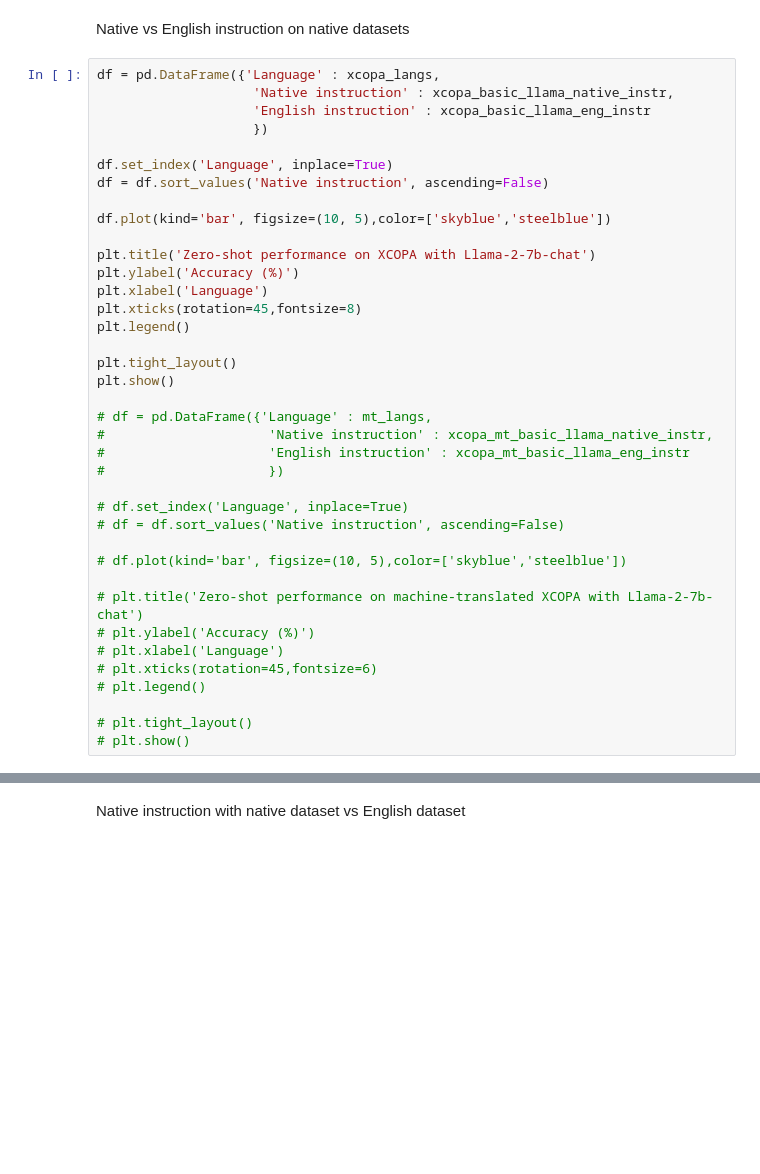
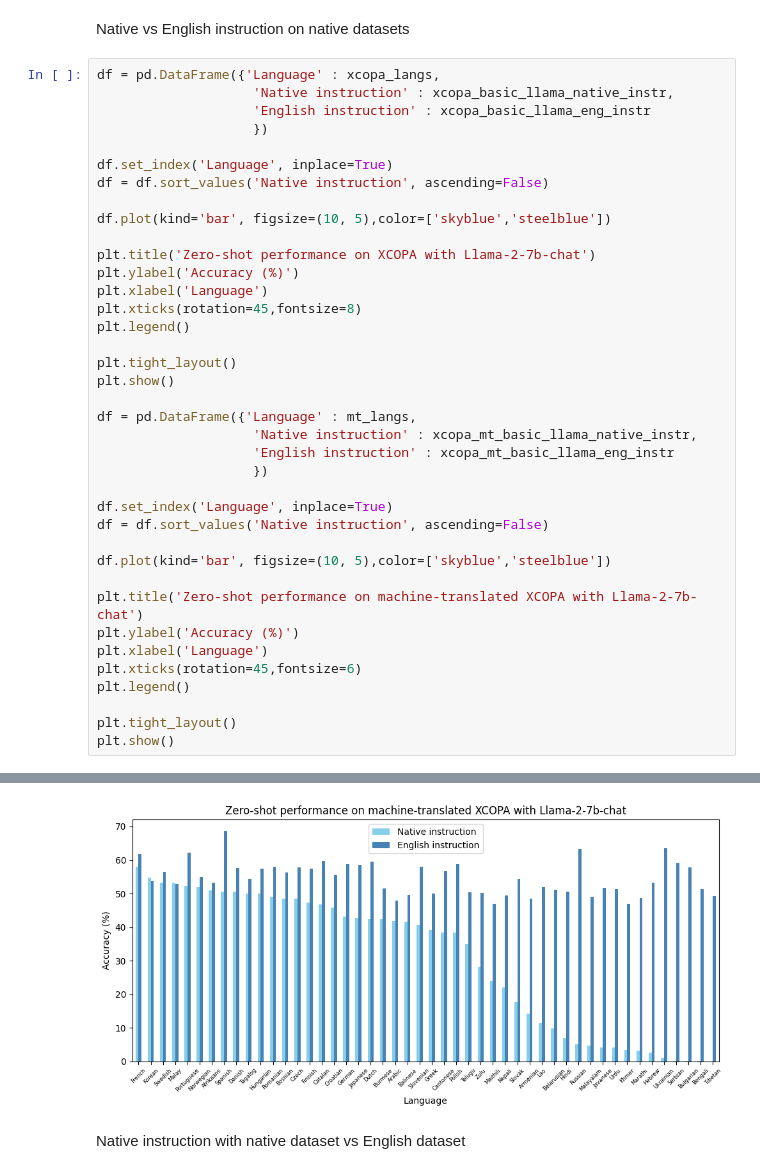
Before and after one commit to Mara4444/MSc-thesis-2024, a Jupyter notebook: code/responses llama.ipynb, the cells around one changed output, grey strips where cells are left out. Drawn from its saved outputs; the diff is of its cells as text; blank space fills up the shorter version.

```diff
--- a/code/responses llama.ipynb
+++ b/code/responses llama.ipynb
@@ -245,43 +244,44 @@ Native vs English instruction on native datasets
 # %%
 df = pd.DataFrame({'Language' : xcopa_langs,
                     'Native instruction' : xcopa_basic_llama_native_instr,
                     'English instruction' : xcopa_basic_llama_eng_instr
                     })
 
 df.set_index('Language', inplace=True)
 df = df.sort_values('Native instruction', ascending=False)
 
 df.plot(kind='bar', figsize=(10, 5),color=['skyblue','steelblue'])
 
 plt.title('Zero-shot performance on XCOPA with Llama-2-7b-chat')
 plt.ylabel('Accuracy (%)')
 plt.xlabel('Language')
 plt.xticks(rotation=45,fontsize=8)
 plt.legend()
 
 plt.tight_layout()
 plt.show()
 
-# df = pd.DataFrame({'Language' : mt_langs,
-#                     'Native instruction' : xcopa_mt_basic_llama_native_instr,
-#                     'English instruction' : xcopa_mt_basic_llama_eng_instr
-#                     })
+df = pd.DataFrame({'Language' : mt_langs,
+                    'Native instruction' : xcopa_mt_basic_llama_native_instr,
+                    'English instruction' : xcopa_mt_basic_llama_eng_instr
+                    })
 
-# df.set_index('Language', inplace=True)
-# df = df.sort_values('Native instruction', ascending=False)
+df.set_index('Language', inplace=True)
+df = df.sort_values('Native instruction', ascending=False)
 
-# df.plot(kind='bar', figsize=(10, 5),color=['skyblue','steelblue'])
+df.plot(kind='bar', figsize=(10, 5),color=['skyblue','steelblue'])
 
-# plt.title('Zero-shot performance on machine-translated XCOPA with Llama-2-7b-chat')
-# plt.ylabel('Accuracy (%)')
-# plt.xlabel('Language')
-# plt.xticks(rotation=45,fontsize=6)
-# plt.legend()
+plt.title('Zero-shot performance on machine-translated XCOPA with Llama-2-7b-chat')
+plt.ylabel('Accuracy (%)')
+plt.xlabel('Language')
+plt.xticks(rotation=45,fontsize=6)
+plt.legend()
 
-# plt.tight_layout()
-# plt.show()
+plt.tight_layout()
+plt.show()
 # %% [output]
 [figure]
+[figure, added]
 # %% [markdown]
 Native instruction with native dataset vs English dataset
 # %%
```
Also changed, not shown: parts of 13 cells of this notebook, 14 other files.
